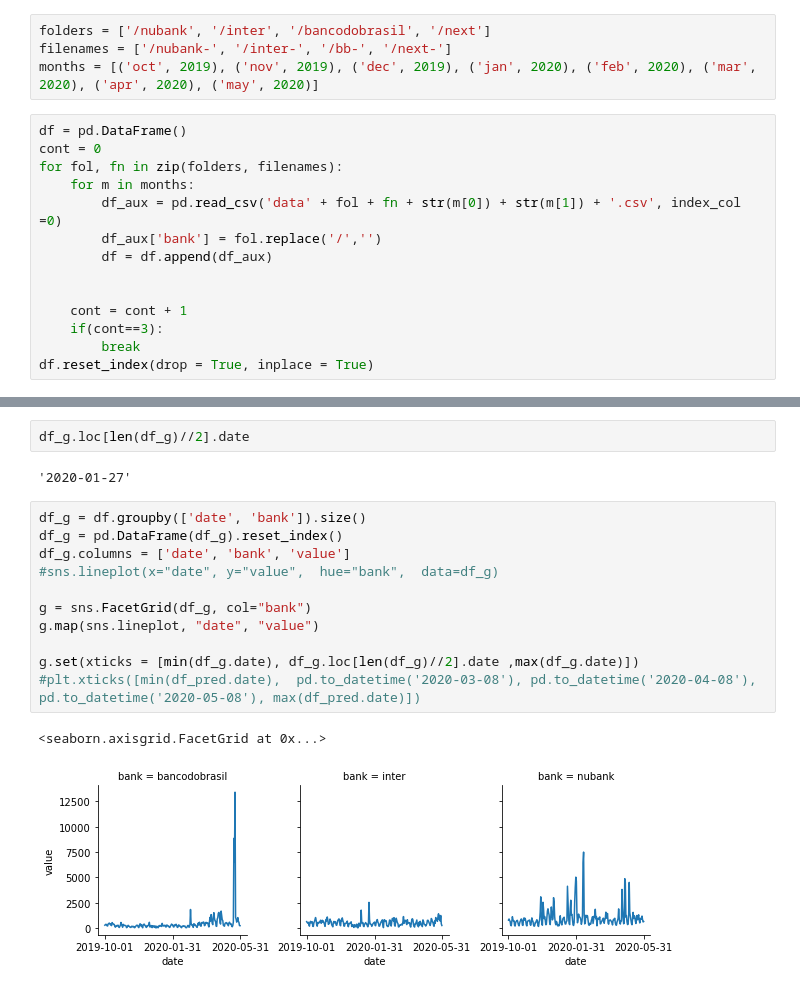
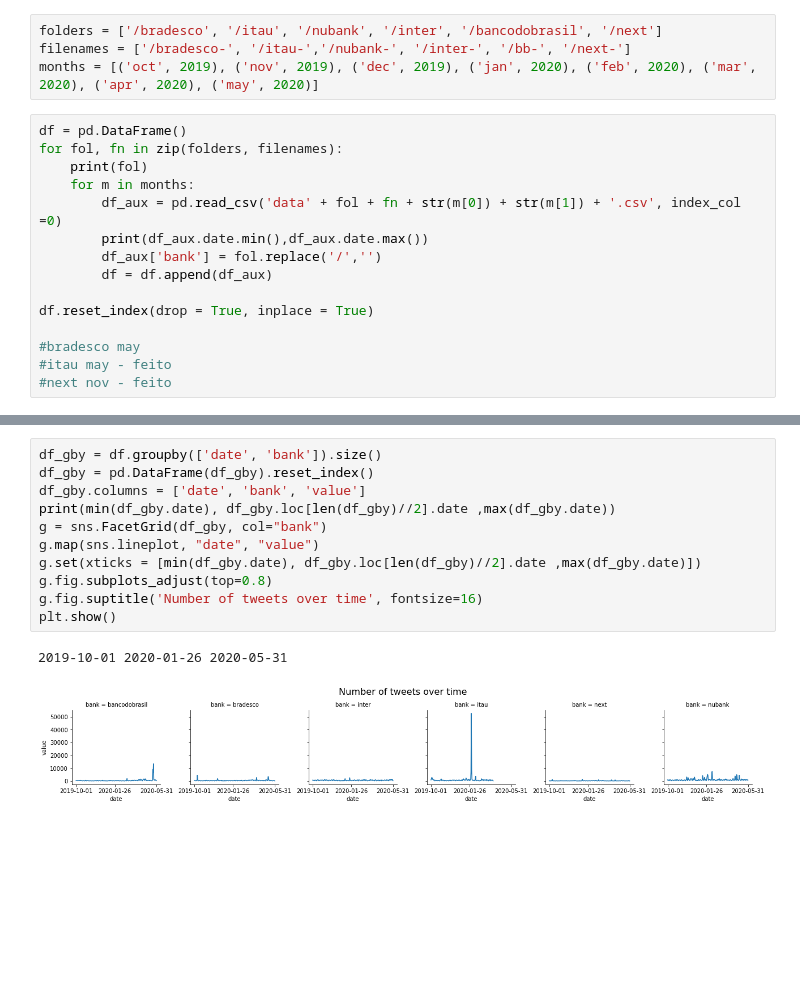
Before and after one commit to victormenuzzo/banksTweetsAnalysis, a Jupyter notebook: eda.ipynb, the cells around one changed output, grey strips where cells are left out. Drawn from its saved outputs; the diff is of its cells as text; blank space fills up the shorter version.

Commit message:
data

```diff
--- a/eda.ipynb
+++ b/eda.ipynb
@@ -4,18 +8,19 @@ import seaborn as sns
 # %%
-folders = ['/nubank', '/inter', '/bancodobrasil', '/next']
-filenames = ['/nubank-', '/inter-', '/bb-', '/next-']
+folders = ['/bradesco', '/itau', '/nubank', '/inter', '/bancodobrasil', '/next']
+filenames = ['/bradesco-', '/itau-','/nubank-', '/inter-', '/bb-', '/next-']
 months = [('oct', 2019), ('nov', 2019), ('dec', 2019), ('jan', 2020), ('feb', 2020), ('mar', 2020), ('apr', 2020), ('may', 2020)]
 # %%
 df = pd.DataFrame()
-cont = 0
 for fol, fn in zip(folders, filenames):
+    print(fol)
     for m in months:
         df_aux = pd.read_csv('data' + fol + fn + str(m[0]) + str(m[1]) + '.csv', index_col =0)
+        print(df_aux.date.min(),df_aux.date.max())
         df_aux['bank'] = fol.replace('/','')
         df = df.append(df_aux)
 
+df.reset_index(drop = True, inplace = True)
 
-    cont = cont + 1
-    if(cont==3):
-        break
-df.reset_index(drop = True, inplace = True)
+#bradesco may
+#itau may - feito
+#next nov - feito
@@ -38,18 +45,14 @@ df
-# %%
-df_g.loc[len(df_g)//2].date
-# %% [output]
-'2020-01-27'
 # %%
-df_g = df.groupby(['date', 'bank']).size()
-df_g = pd.DataFrame(df_g).reset_index()
-df_g.columns = ['date', 'bank', 'value']
-#sns.lineplot(x="date", y="value",  hue="bank",  data=df_g)
-
-g = sns.FacetGrid(df_g, col="bank")
+df_gby = df.groupby(['date', 'bank']).size()
+df_gby = pd.DataFrame(df_gby).reset_index()
+df_gby.columns = ['date', 'bank', 'value']
+print(min(df_gby.date), df_gby.loc[len(df_gby)//2].date ,max(df_gby.date))
+g = sns.FacetGrid(df_gby, col="bank")
 g.map(sns.lineplot, "date", "value")
-
-g.set(xticks = [min(df_g.date), df_g.loc[len(df_g)//2].date ,max(df_g.date)])
-#plt.xticks([min(df_pred.date),  pd.to_datetime('2020-03-08'), pd.to_datetime('2020-04-08'), pd.to_datetime('2020-05-08'), max(df_pred.date)])
+g.set(xticks = [min(df_gby.date), df_gby.loc[len(df_gby)//2].date ,max(df_gby.date)])
+g.fig.subplots_adjust(top=0.8)
+g.fig.suptitle('Number of tweets over time', fontsize=16)
+plt.show()
 # %% [output]
-<seaborn.axisgrid.FacetGrid at 0x...>
+2019-10-01 2020-01-26 2020-05-31
-[figure, old version]
+[figure, new version]
```
Also changed, not shown: parts of 10 cells of this notebook, 8 other files.
